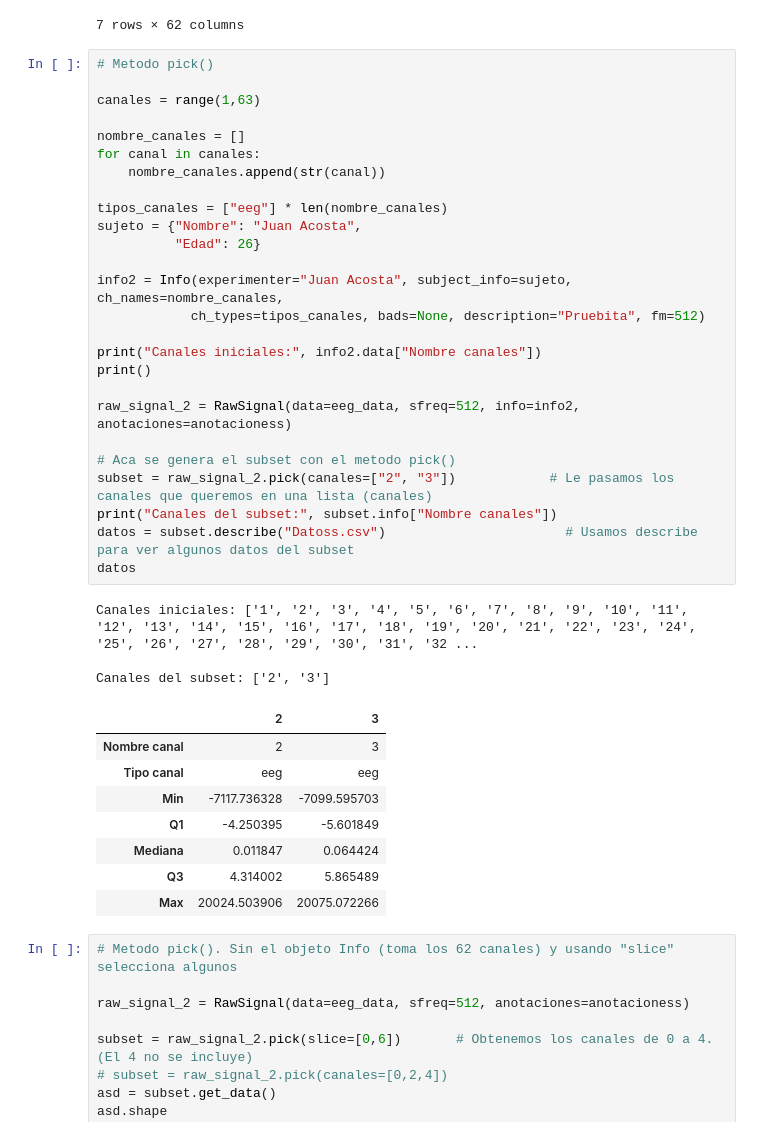
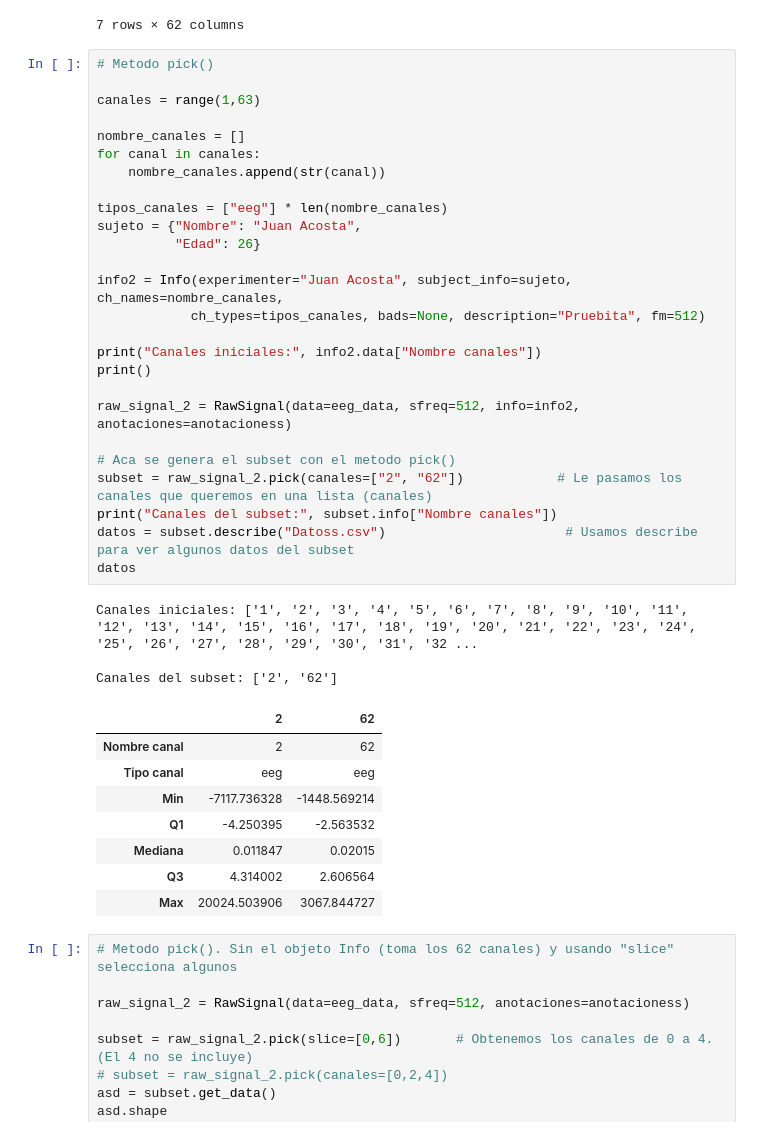
Before and after one commit to SrMichi19/TIF, a Jupyter notebook: 1. TIF/ClaseEEG.ipynb, the cells around one changed output. Cells and saved outputs as stored; diff of their text form.

```diff
--- a/1. TIF/ClaseEEG.ipynb
+++ b/1. TIF/ClaseEEG.ipynb
@@ -622,41 +681,41 @@ datos2
 # %%
 # Metodo pick()
 
 canales = range(1,63)
 
 nombre_canales = []
 for canal in canales:
     nombre_canales.append(str(canal))
 
 tipos_canales = ["eeg"] * len(nombre_canales)
 sujeto = {"Nombre": "Juan Acosta",
           "Edad": 26}
 
 info2 = Info(experimenter="Juan Acosta", subject_info=sujeto, ch_names=nombre_canales,
             ch_types=tipos_canales, bads=None, description="Pruebita", fm=512)
 
 print("Canales iniciales:", info2.data["Nombre canales"])
 print()
 
 raw_signal_2 = RawSignal(data=eeg_data, sfreq=512, info=info2, anotaciones=anotacioness)
 
 # Aca se genera el subset con el metodo pick()
-subset = raw_signal_2.pick(canales=["2", "3"])            # Le pasamos los canales que queremos en una lista (canales)
+subset = raw_signal_2.pick(canales=["2", "62"])            # Le pasamos los canales que queremos en una lista (canales)
 print("Canales del subset:", subset.info["Nombre canales"])
 datos = subset.describe("Datoss.csv")                       # Usamos describe para ver algunos datos del subset
 datos
 # %% [output]
 Canales iniciales: ['1', '2', '3', '4', '5', '6', '7', '8', '9', '10', '11', '12', '13', '14', '15', '16', '17', '18', '19', '20', '21', '22', '23', '24', '25', '26', '27', '28', '29', '30', '31', '32 ...
 
-Canales del subset: ['2', '3']
+Canales del subset: ['2', '62']
-|  | 2 | 3 |
-| Nombre canal | 2 | 3 |
+|  | 2 | 62 |
+| Nombre canal | 2 | 62 |
 | Tipo canal | eeg | eeg |
-| Min | -7117.736328 | -7099.595703 |
-| Q1 | -4.250395 | -5.601849 |
-| Mediana | 0.011847 | 0.064424 |
-| Q3 | 4.314002 | 5.865489 |
-| Max | 20024.503906 | 20075.072266 |
+| Min | -7117.736328 | -1448.569214 |
+| Q1 | -4.250395 | -2.563532 |
+| Mediana | 0.011847 | 0.02015 |
+| Q3 | 4.314002 | 2.606564 |
+| Max | 20024.503906 | 3067.844727 |
 # %%
 # Metodo pick(). Sin el objeto Info (toma los 62 canales) y usando "slice" selecciona algunos
 
```
Also changed, not shown: parts of 17 cells of this notebook, 2 other files.
